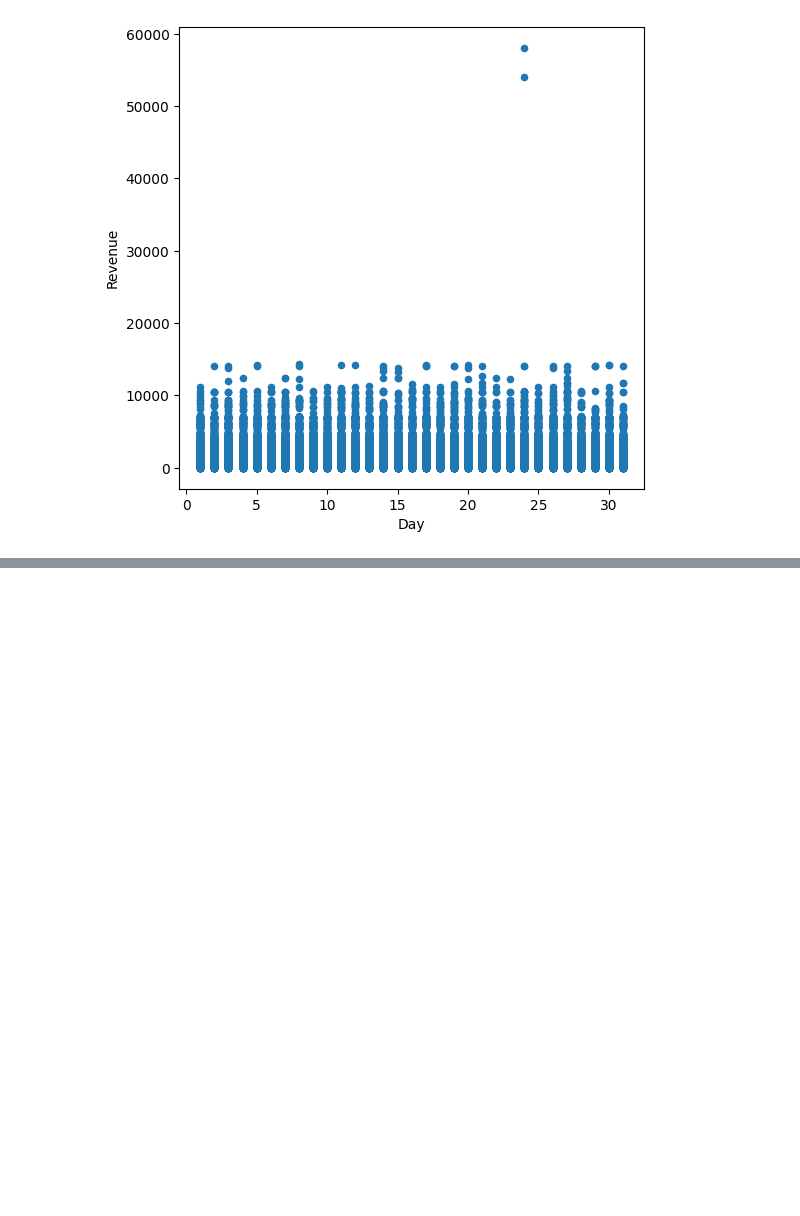
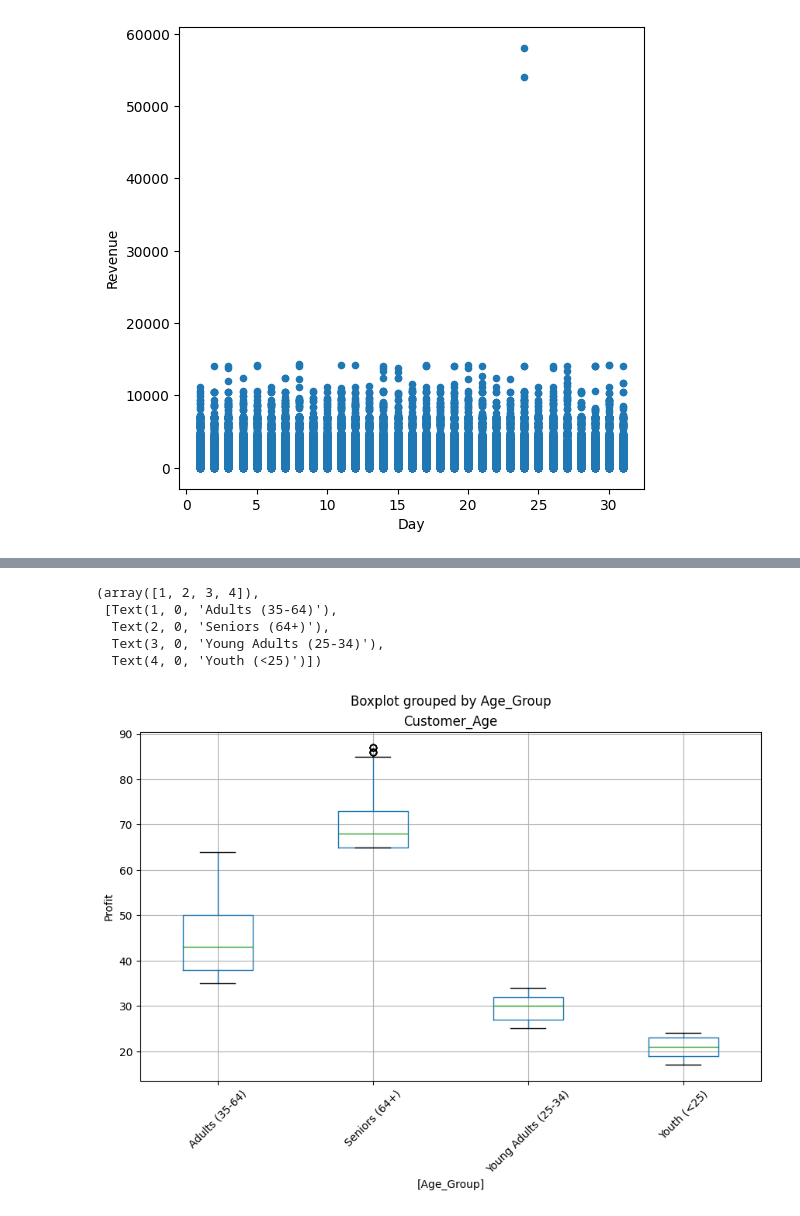
Before and after one commit to HromovAndrey/II_mood_2_part-_4_lesson, a Jupyter notebook: Untitled1.ipynb, the cells around one changed output, grey strips where cells are left out. Saved outputs shown, nothing was run; the diff lists cells and outputs as text; code cells hidden in the pictures; blank space fills up the shorter version.

```diff
--- a/Untitled1.ipynb
+++ b/Untitled1.ipynb
@@ -157,0 +181,11 @@ sales.plot(kind='scatter', x='Day', y='Revenue', figsize=(6,6))
+# %%
+ax = sales[['Customer_Age', 'Age_Group']].boxplot(by='Age_Group', figsize=(10,6))
+ax.set_ylabel('Profit')
+plt.xticks(rotation=45)
+# %% [output]
+(array([1, 2, 3, 4]),
+ [Text(1, 0, 'Adults (35-64)'),
+  Text(2, 0, 'Seniors (64+)'),
+  Text(3, 0, 'Young Adults (25-34)'),
+  Text(4, 0, 'Youth (<25)')])
+[figure, added]
```
Also changed, not shown: parts of 3 cells of this notebook.
